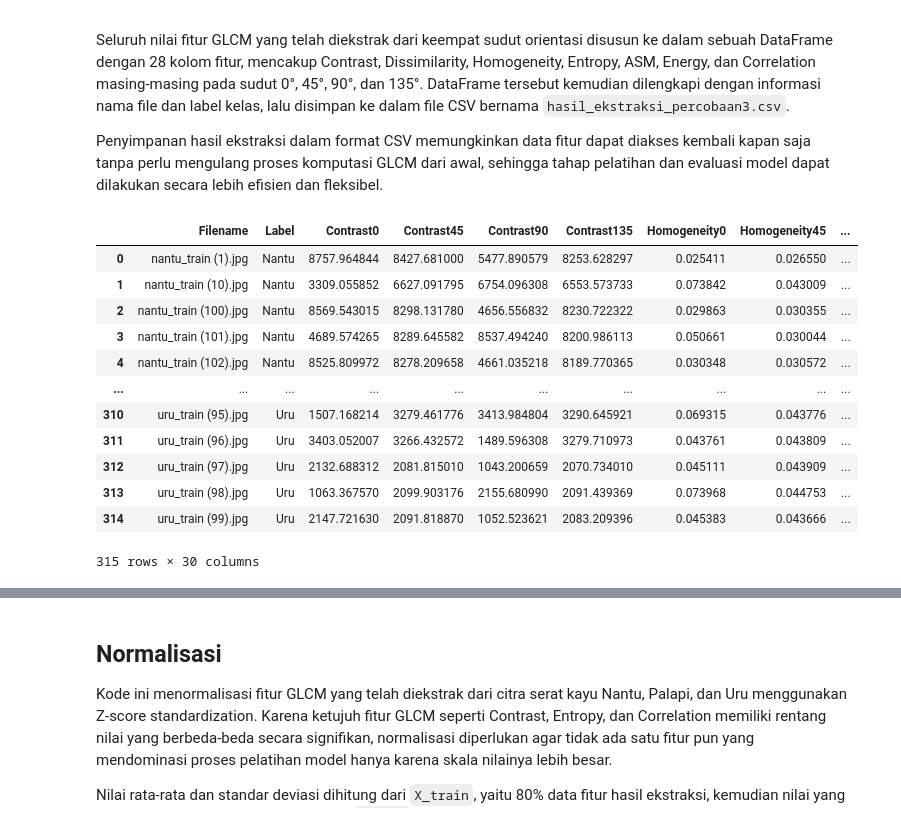
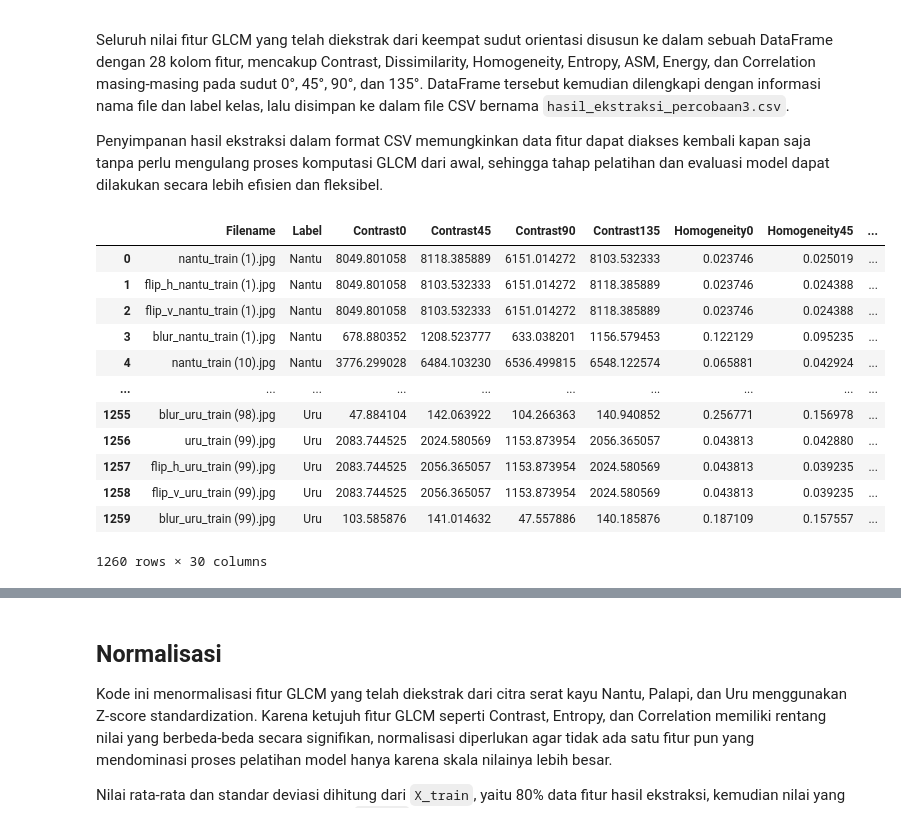
Before and after one commit to Sagos4321/PCD-Project-Kelompok-3, a Jupyter notebook: Percobaan2.ipynb, the cells around one changed output, grey strips where cells are left out. Drawn from its saved outputs; the diff is of its cells as text; code cells hidden in the pictures.

```diff
--- a/Percobaan2.ipynb
+++ b/Percobaan2.ipynb
@@ -190,0 +141,7 @@ Data setelah augmentasi:  1260
+# %%
+print("Memulai preprocessing V2 (Resize → Grayscale → Hist Equalization)...")
+data_preprocessed_v2 = np.array([preprocess_image_v2(img) for img in data_augmented])
+
+print(f"Preprocessing V2 selesai!")
+print(f"Total data yang diproses: {len(data_preprocessed_v2)}")
+print(f"Bentuk data baru (shape): {data_preprocessed_v2.shape}")
@@ -309,43 +264,43 @@ ASM0, ASM45, ASM90, ASM135 = [], [], [], []
 energy0, energy45, energy90, energy135 = [], [], [], []
 correlation0, correlation45, correlation90, correlation135 = [], [], [], []
 
-for i in range(len(dataPreprocessed)):
+for i in range(len(data_preprocessed_v2)):
     correlation0.append(correlation(Derajat0[i]))
     correlation45.append(correlation(Derajat45[i]))
     correlation90.append(correlation(Derajat90[i]))
     correlation135.append(correlation(Derajat135[i]))
 
-for i in range(len(dataPreprocessed)):
+for i in range(len(data_preprocessed_v2)):
     Kontras0.append(contrast(Derajat0[i]))
     Kontras45.append(contrast(Derajat45[i]))
     Kontras90.append(contrast(Derajat90[i]))
     Kontras135.append(contrast(Derajat135[i]))
 
-for i in range(len(dataPreprocessed)):
+for i in range(len(data_preprocessed_v2)):
     dissimilarity0.append(dissimilarity(Derajat0[i]))
     dissimilarity45.append(dissimilarity(Derajat45[i]))
     dissimilarity90.append(dissimilarity(Derajat90[i]))
     dissimilarity135.append(dissimilarity(Derajat135[i]))
 
-for i in range(len(dataPreprocessed)):
+for i in range(len(data_preprocessed_v2)):
     homogenity0.append(homogenity(Derajat0[i]))
     homogenity45.append(homogenity(Derajat45[i]))
     homogenity90.append(homogenity(Derajat90[i]))
     homogenity135.append(homogenity(Derajat135[i]))
 
-for i in range(len(dataPreprocessed)):
+for i in range(len(data_preprocessed_v2)):
     entropy0.append(entropyGlcm(Derajat0[i]))
     entropy45.append(entropyGlcm(Derajat45[i]))
     entropy90.append(entropyGlcm(Derajat90[i]))
     entropy135.append(entropyGlcm(Derajat135[i]))
 
-for i in range(len(dataPreprocessed)):
+for i in range(len(data_preprocessed_v2)):
     ASM0.append(ASM(Derajat0[i]))
     ASM45.append(ASM(Derajat45[i]))
     ASM90.append(ASM(Derajat90[i]))
     ASM135.append(ASM(Derajat135[i]))
 
-for i in range(len(dataPreprocessed)):
+for i in range(len(data_preprocessed_v2)):
     energy0.append(energy(Derajat0[i]))
     energy45.append(energy(Derajat45[i]))
     energy90.append(energy(Derajat90[i]))
@@ -390,30 +318,33 @@ df_fitur = pd.DataFrame(features, columns=columns)
 # %%
-dataTable = {'Filename': file_name, 'Label': labels,
-        'Contrast0': Kontras0, 'Contrast45': Kontras45, 'Contrast90': Kontras90, 'Contrast135': Kontras135,
-        'Homogeneity0': homogenity0, 'Homogeneity45': homogenity45, 'Homogeneity90': homogenity90, 'Homogeneity135': homogenity135,
-        'Dissimilarity0': dissimilarity0, 'Dissimilarity45': dissimilarity45, 'Dissimilarity90': dissimilarity90, 'Dissimilarity135': dissimilarity135,
-        'Entropy0': entropy0, 'Entropy45': entropy45, 'Entropy90': entropy90, 'Entropy135': entropy135,
-        'ASM0': ASM0, 'ASM45': ASM45, 'ASM90': ASM90, 'ASM135': ASM135,
-        'Energy0': energy0, 'Energy45': energy45, 'Energy90': energy90, 'Energy135': energy135,
-        'Correlation0': correlation0, 'Correlation45': correlation45, 'Correlation90': correlation90, 'Correlation135': correlation135,
-        }
+dataTable = {
+    'Filename': file_name_augmented,
+    'Label': labels_augmented,
+    'Contrast0': Kontras0, 'Contrast45': Kontras45, 'Contrast90': Kontras90, 'Contrast135': Kontras135,
+    'Homogeneity0': homogenity0, 'Homogeneity45': homogenity45, 'Homogeneity90': homogenity90, 'Homogeneity135': homogenity135,
+    'Dissimilarity0': dissimilarity0, 'Dissimilarity45': dissimilarity45, 'Dissimilarity90': dissimilarity90, 'Dissimilarity135': dissimilarity135,
+    'Entropy0': entropy0, 'Entropy45': entropy45, 'Entropy90': entropy90, 'Entropy135': entropy135,
+    'ASM0': ASM0, 'ASM45': ASM45, 'ASM90': ASM90, 'ASM135': ASM135,
+    'Energy0': energy0, 'Energy45': energy45, 'Energy90': energy90, 'Energy135': energy135,
+    'Correlation0': correlation0, 'Correlation45': correlation45, 'Correlation90': correlation90, 'Correlation135': correlation135
+}
+
 df = pd.DataFrame(dataTable)
 df.to_csv('hasil_ekstraksi_percobaan2.csv', index=False)
 
 hasilEkstrak = pd.read_csv('hasil_ekstraksi_percobaan2.csv')
-hasilEkstrak
+display(hasilEkstrak)
 # %% [output]
 |  | Filename | Label | Contrast0 | Contrast45 | Contrast90 | Contrast135 | Homogeneity0 | Homogeneity45 | ... |
-| 0 | nantu_train (1).jpg | Nantu | 8757.964844 | 8427.681000 | 5477.890579 | 8253.628297 | 0.025411 | 0.026550 | ... |
-| 1 | nantu_train (10).jpg | Nantu | 3309.055852 | 6627.091795 | 6754.096308 | 6553.573733 | 0.073842 | 0.043009 | ... |
-| 2 | nantu_train (100).jpg | Nantu | 8569.543015 | 8298.131780 | 4656.556832 | 8230.722322 | 0.029863 | 0.030355 | ... |
-| 3 | nantu_train (101).jpg | Nantu | 4689.574265 | 8289.645582 | 8537.494240 | 8200.986113 | 0.050661 | 0.030044 | ... |
-| 4 | nantu_train (102).jpg | Nantu | 8525.809972 | 8278.209658 | 4661.035218 | 8189.770365 | 0.030348 | 0.030572 | ... |
+| 0 | nantu_train (1).jpg | Nantu | 8049.801058 | 8118.385889 | 6151.014272 | 8103.532333 | 0.023746 | 0.025019 | ... |
+| 1 | flip_h_nantu_train (1).jpg | Nantu | 8049.801058 | 8103.532333 | 6151.014272 | 8118.385889 | 0.023746 | 0.024388 | ... |
+| 2 | flip_v_nantu_train (1).jpg | Nantu | 8049.801058 | 8103.532333 | 6151.014272 | 8118.385889 | 0.023746 | 0.024388 | ... |
+| 3 | blur_nantu_train (1).jpg | Nantu | 678.880352 | 1208.523777 | 633.038201 | 1156.579453 | 0.122129 | 0.095235 | ... |
+| 4 | nantu_train (10).jpg | Nantu | 3776.299028 | 6484.103230 | 6536.499815 | 6548.122574 | 0.065881 | 0.042924 | ... |
 | ... | ... | ... | ... | ... | ... | ... | ... | ... | ... |
-| 310 | uru_train (95).jpg | Uru | 1507.168214 | 3279.461776 | 3413.984804 | 3290.645921 | 0.069315 | 0.043776 | ... |
-| 311 | uru_train (96).jpg | Uru | 3403.052007 | 3266.432572 | 1489.596308 | 3279.710973 | 0.043761 | 0.043809 | ... |
-| 312 | uru_train (97).jpg | Uru | 2132.688312 | 2081.815010 | 1043.200659 | 2070.734010 | 0.045111 | 0.043909 | ... |
-| 313 | uru_train (98).jpg | Uru | 1063.367570 | 2099.903176 | 2155.680990 | 2091.439369 | 0.073968 | 0.044753 | ... |
-| 314 | uru_train (99).jpg | Uru | 2147.721630 | 2091.818870 | 1052.523621 | 2083.209396 | 0.045383 | 0.043666 | ... |
+| 1255 | blur_uru_train (98).jpg | Uru | 47.884104 | 142.063922 | 104.266363 | 140.940852 | 0.256771 | 0.156978 | ... |
+| 1256 | uru_train (99).jpg | Uru | 2083.744525 | 2024.580569 | 1153.873954 | 2056.365057 | 0.043813 | 0.042880 | ... |
+| 1257 | flip_h_uru_train (99).jpg | Uru | 2083.744525 | 2056.365057 | 1153.873954 | 2024.580569 | 0.043813 | 0.039235 | ... |
+| 1258 | flip_v_uru_train (99).jpg | Uru | 2083.744525 | 2056.365057 | 1153.873954 | 2024.580569 | 0.043813 | 0.039235 | ... |
+| 1259 | blur_uru_train (99).jpg | Uru | 103.585876 | 141.014632 | 47.557886 | 140.185876 | 0.187109 | 0.157557 | ... |
-315 rows × 30 columns
+1260 rows × 30 columns
 # %% [markdown]
```
Also changed, not shown: parts of 33 cells of this notebook, 1 other file.
